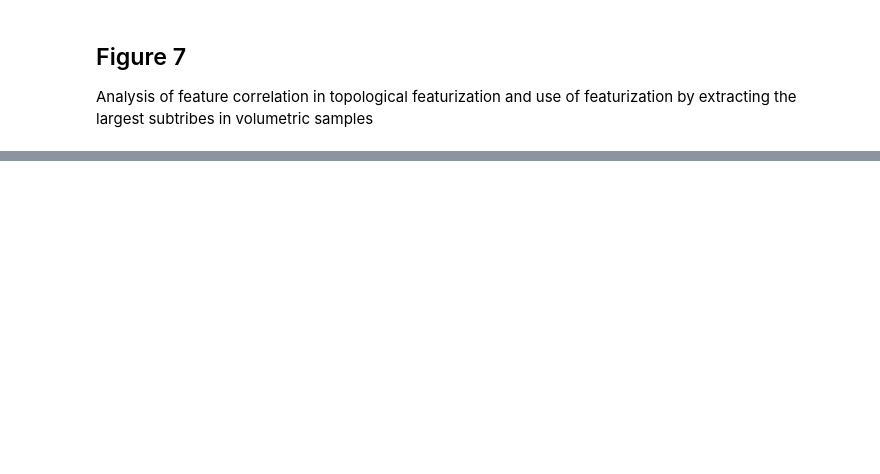
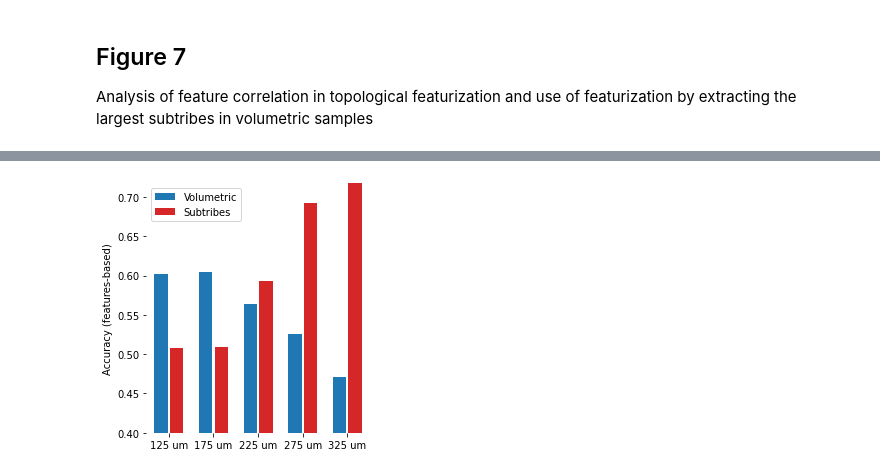
Before and after one commit to BlueBrain/topological_sampling, a Jupyter notebook: notebooks/Figure 7.ipynb, the cells around one changed output, grey strips where cells are left out. Cells and saved outputs as stored; diff of their text form; code cells hidden in the pictures; blank space fills up the shorter version.

```diff
--- a/notebooks/Figure 7.ipynb
+++ b/notebooks/Figure 7.ipynb
@@ -115,0 +177,21 @@ Panel E: Feature correlation vs accuracy based on subtribes in volumetric sample
+# %%
+"""
+Panel D: Overview of accuracies when using the largest 25 subtribes in volumetric samples
+"""
+specs_subtr = [spec + '@0' for spec in specs_vol] # Select first set of subtribes (..@0)
+fig = plt.figure(figsize=(4, 4))
+ax = fig.gca()
+ax.bar(numpy.arange(len(specs_vol)) - 0.175, [ftr_acc.get2(sampling='Radius', specifier=spec) for spec in specs_vol], width=0.3, color=col_vol, label='Volumetric')
+ax.bar(numpy.arange(len(specs_subtr)) + 0.175, [ftr_acc.get2(sampling='subtribes', specifier=spec) for spec in specs_subtr], width=0.3, color=col_subtr, label='Subtribes')
+ax.autoscale(tight=True)
+ax.set_ylim((0.4, max(ax.get_ylim())))
+ax.set_xticks(range(len(specs_vol)))
+ax.set_xticklabels(specs_vol)
+ax.set_ylabel('Accuracy (features-based)')
+ax.set_xlim((-0.5, len(specs_vol) - 0.5))
+plt.legend(loc='upper left')
+plt.box(False)
+plt.tight_layout()
+F.save(fig, "Panel-D")
+# %% [output]
+[figure, added]
```
Also changed, not shown: parts of 10 cells of this notebook, 1 other file.
